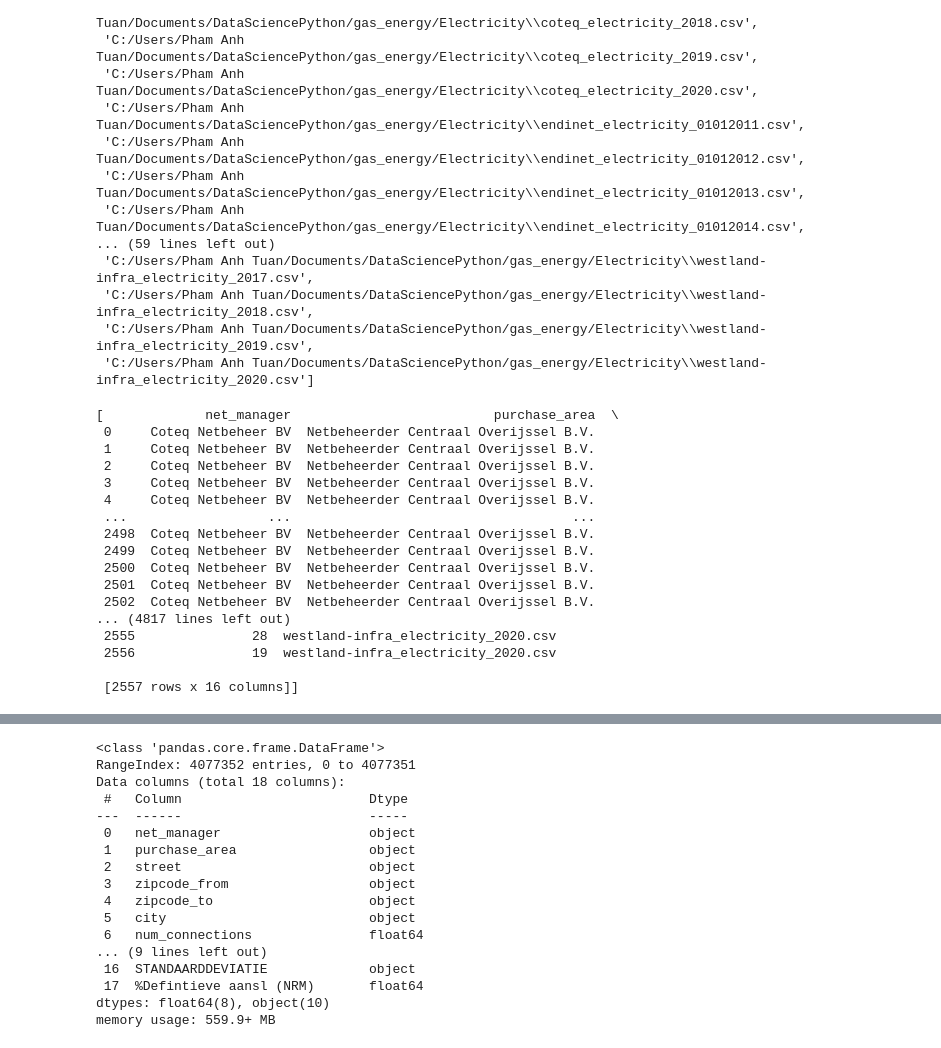
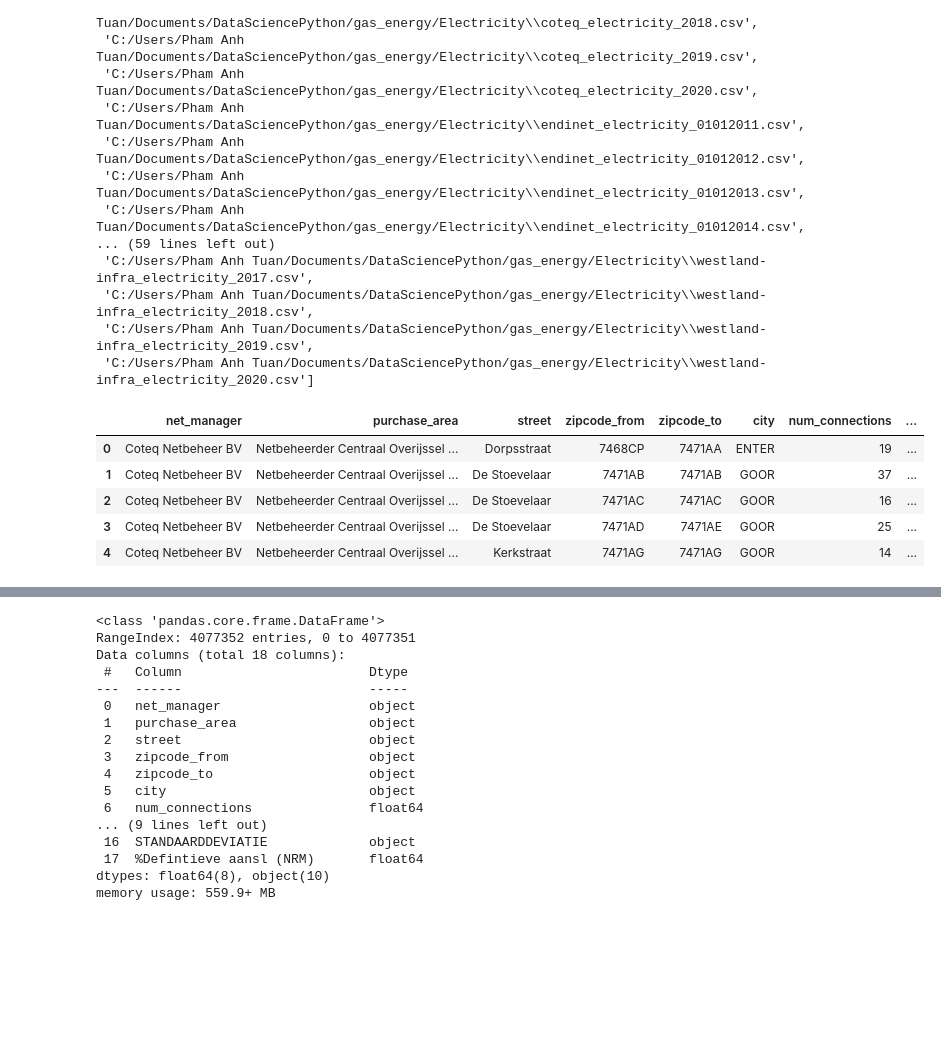
Before and after one commit to Tuanpham1994/energymap-nl, a Jupyter notebook: Main_energy_2.ipynb, the cells around one changed output, grey strips where cells are left out. Saved outputs shown, nothing was run; the diff lists cells and outputs as text; code cells hidden in the pictures; blank space fills up the shorter version.

```diff
--- a/Main_energy_2.ipynb
+++ b/Main_energy_2.ipynb
@@ -74,29 +74,18 @@ all_files_energy
 # %%
 #li_energy = [pd.read_csv(filename, index_col = None, header = 0) for filename in all_files_energy]
 li_energy = []
 for csv in all_files_energy:
     frame = pd.read_csv(csv)
     frame['filename'] = os.path.basename(csv)
     li_energy.append(frame)
-li_energy
+li_energy[0][0:5]
 # %% [output]
-[             net_manager                          purchase_area  \
- 0     Coteq Netbeheer BV  Netbeheerder Centraal Overijssel B.V.
- 1     Coteq Netbeheer BV  Netbeheerder Centraal Overijssel B.V.
- 2     Coteq Netbeheer BV  Netbeheerder Centraal Overijssel B.V.
- 3     Coteq Netbeheer BV  Netbeheerder Centraal Overijssel B.V.
- 4     Coteq Netbeheer BV  Netbeheerder Centraal Overijssel B.V.
- ...                  ...                                    ...
- 2498  Coteq Netbeheer BV  Netbeheerder Centraal Overijssel B.V.
- 2499  Coteq Netbeheer BV  Netbeheerder Centraal Overijssel B.V.
- 2500  Coteq Netbeheer BV  Netbeheerder Centraal Overijssel B.V.
- 2501  Coteq Netbeheer BV  Netbeheerder Centraal Overijssel B.V.
- 2502  Coteq Netbeheer BV  Netbeheerder Centraal Overijssel B.V.
-... (4817 lines left out)
- 2555               28  westland-infra_electricity_2020.csv
- 2556               19  westland-infra_electricity_2020.csv
-
- [2557 rows x 16 columns]]
+|  | net_manager | purchase_area | street | zipcode_from | zipcode_to | city | num_connections | ... |
+| 0 | Coteq Netbeheer BV | Netbeheerder Centraal Overijssel ... | Dorpsstraat | 7468CP | 7471AA | ENTER | 19 | ... |
+| 1 | Coteq Netbeheer BV | Netbeheerder Centraal Overijssel ... | De Stoevelaar | 7471AB | 7471AB | GOOR | 37 | ... |
+| 2 | Coteq Netbeheer BV | Netbeheerder Centraal Overijssel ... | De Stoevelaar | 7471AC | 7471AC | GOOR | 16 | ... |
+| 3 | Coteq Netbeheer BV | Netbeheerder Centraal Overijssel ... | De Stoevelaar | 7471AD | 7471AE | GOOR | 25 | ... |
+| 4 | Coteq Netbeheer BV | Netbeheerder Centraal Overijssel ... | Kerkstraat | 7471AG | 7471AG | GOOR | 14 | ... |
 # %%
 df_energy = pd.concat(li_energy, axis = 0, ignore_index = True)
 df_energy
```
